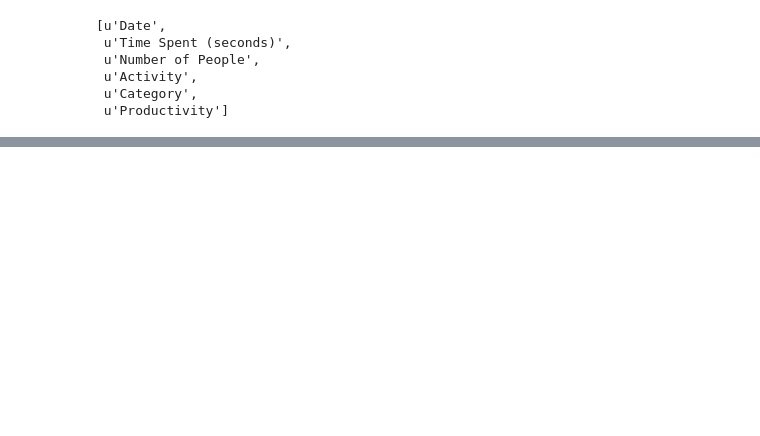
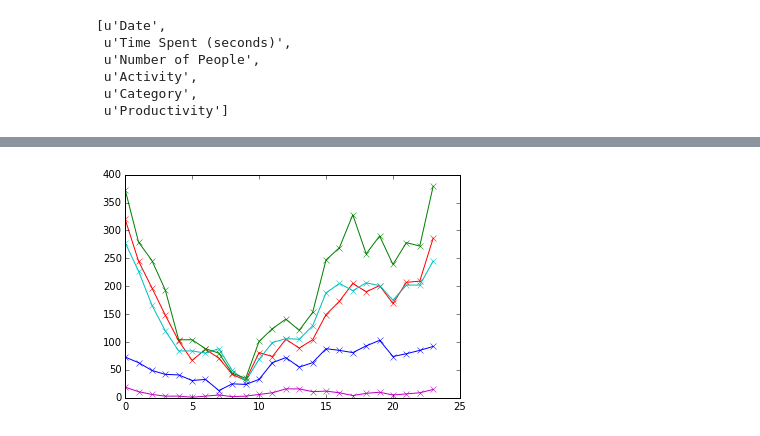
Before and after one commit to sanketsharma411/RescueTime, a Jupyter notebook: test.ipynb, the cells around one changed output, grey strips where cells are left out. Saved outputs shown, nothing was run; the diff lists cells and outputs as text; code cells hidden in the pictures; blank space fills up the shorter version.

```diff
--- a/test.ipynb
+++ b/test.ipynb
@@ -60,0 +234,19 @@ time_spent_sorted[0:10]
+# %%
+score_hour_num_dict = {}
+for act in act_hour_num_dict:
+    score = int(act_dict[act]['score'])
+    if score not in score_hour_num_dict:
+        score_hour_num_dict[score] = dict.fromkeys(range(0,24),0)
+    for hour in act_hour_num_dict[act]:
+        score_hour_num_dict[score][hour] +=act_hour_num_dict[act][hour]
+# %%
+score_hour_num = {k:v.values() for k,v in score_hour_num_dict.items()}
+# %%
+plt.plot(score_hour_num[-2],'rx-');
+plt.plot(score_hour_num[-1],'mx-');
+plt.plot(score_hour_num[0],'cx-');
+plt.plot(score_hour_num[1],'bx-');
+plt.plot(score_hour_num[2],'gx-');
+plt.show()
+# %% [output]
+[figure, added]
```
Also changed, not shown: parts of 31 cells of this notebook.
